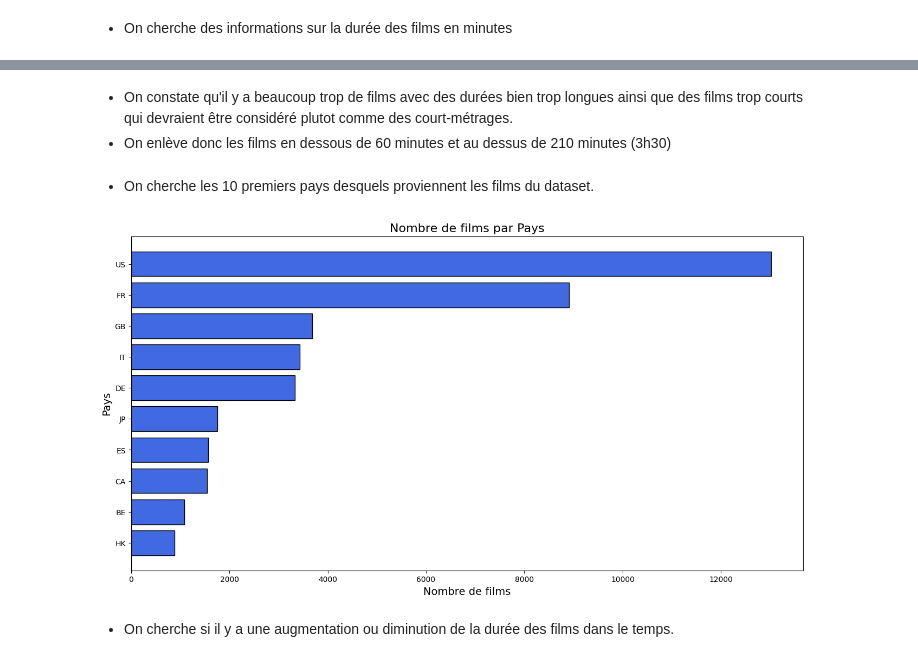
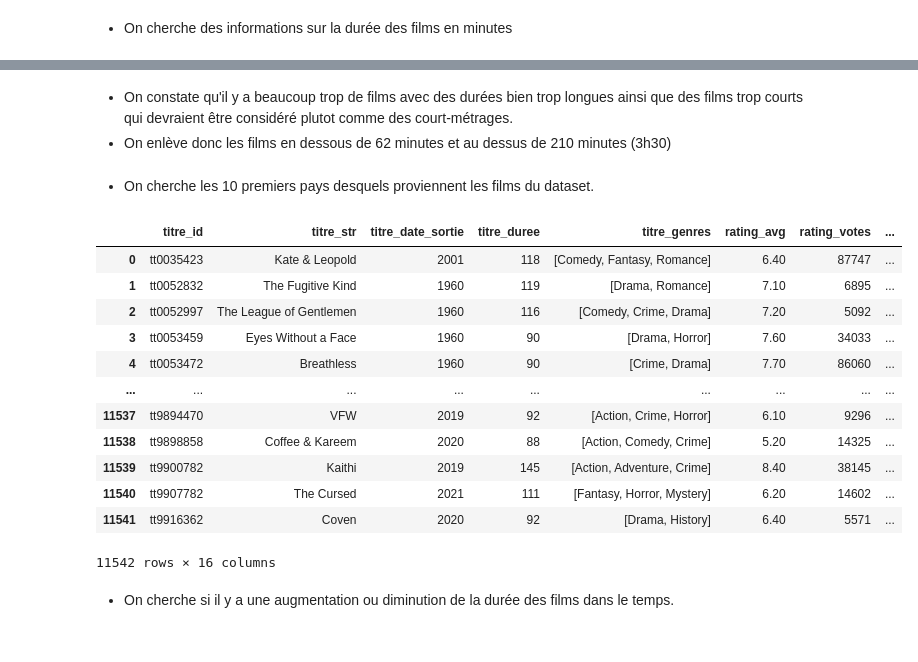
Before and after one commit to Morgan-DCL/project_2, a Jupyter notebook: eda_movies_with_graph.ipynb, the cells around one changed output, grey strips where cells are left out. Drawn from its saved outputs; the diff is of its cells as text; code cells hidden in the pictures.

```diff
--- a/eda_movies_with_graph.ipynb
+++ b/eda_movies_with_graph.ipynb
@@ -223,5 +126,5 @@ df[df["titre_id"].str.contains("tt1727824")]
 # %% [markdown]
 - On constate qu'il y a beaucoup trop de films avec des durées bien trop longues ainsi que des films trop courts qui devraient être considéré plutot comme des court-métrages.
-- On enlève donc les films en dessous de 60 minutes et au dessus de 210 minutes (3h30)
+- On enlève donc les films en dessous de 62 minutes et au dessus de 210 minutes (3h30)
 # %%
 condi =(
@@ -243,20 +135,19 @@ df = df[~condi].reset_index(drop='index')
 boxplot(df)
 # %% [markdown]
 - On cherche les 10 premiers pays desquels proviennent les films du dataset.
-# %%
-total = df.explode('production_countries')['production_countries'].value_counts()[:10]
-
-plt.figure(figsize=(16, 8))
-plt.barh(
-    total.index,
-    total.values,
-    color='royalblue',
-    edgecolor='black'
-)
-plt.title('Nombre de films par Pays', fontsize=16)
-plt.xlabel('Nombre de films', fontsize=14)
-plt.ylabel('Pays', fontsize=14)
-plt.gca().invert_yaxis()
-plt.show()
-# %% [output]
-[figure, removed]
+# %%
+df
+# %% [output]
+|  | titre_id | titre_str | titre_date_sortie | titre_duree | titre_genres | rating_avg | rating_votes | ... |
+| 0 | tt0035423 | Kate & Leopold | 2001 | 118 | [Comedy, Fantasy, Romance] | 6.40 | 87747 | ... |
+| 1 | tt0052832 | The Fugitive Kind | 1960 | 119 | [Drama, Romance] | 7.10 | 6895 | ... |
+| 2 | tt0052997 | The League of Gentlemen | 1960 | 116 | [Comedy, Crime, Drama] | 7.20 | 5092 | ... |
+| 3 | tt0053459 | Eyes Without a Face | 1960 | 90 | [Drama, Horror] | 7.60 | 34033 | ... |
+| 4 | tt0053472 | Breathless | 1960 | 90 | [Crime, Drama] | 7.70 | 86060 | ... |
+| ... | ... | ... | ... | ... | ... | ... | ... | ... |
+| 11537 | tt9894470 | VFW | 2019 | 92 | [Action, Crime, Horror] | 6.10 | 9296 | ... |
+| 11538 | tt9898858 | Coffee & Kareem | 2020 | 88 | [Action, Comedy, Crime] | 5.20 | 14325 | ... |
+| 11539 | tt9900782 | Kaithi | 2019 | 145 | [Action, Adventure, Crime] | 8.40 | 38145 | ... |
+| 11540 | tt9907782 | The Cursed | 2021 | 111 | [Fantasy, Horror, Mystery] | 6.20 | 14602 | ... |
+| 11541 | tt9916362 | Coven | 2020 | 92 | [Drama, History] | 6.40 | 5571 | ... |
+11542 rows × 16 columns
```
Also changed, not shown: parts of 17 cells of this notebook, 3 other files.
